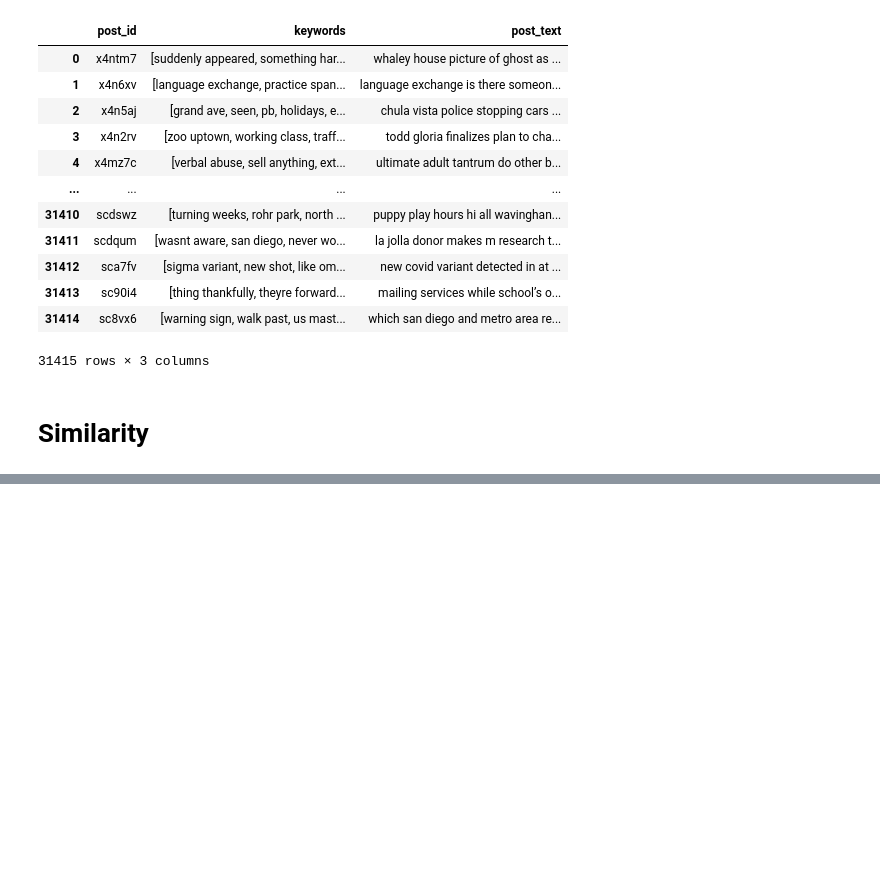
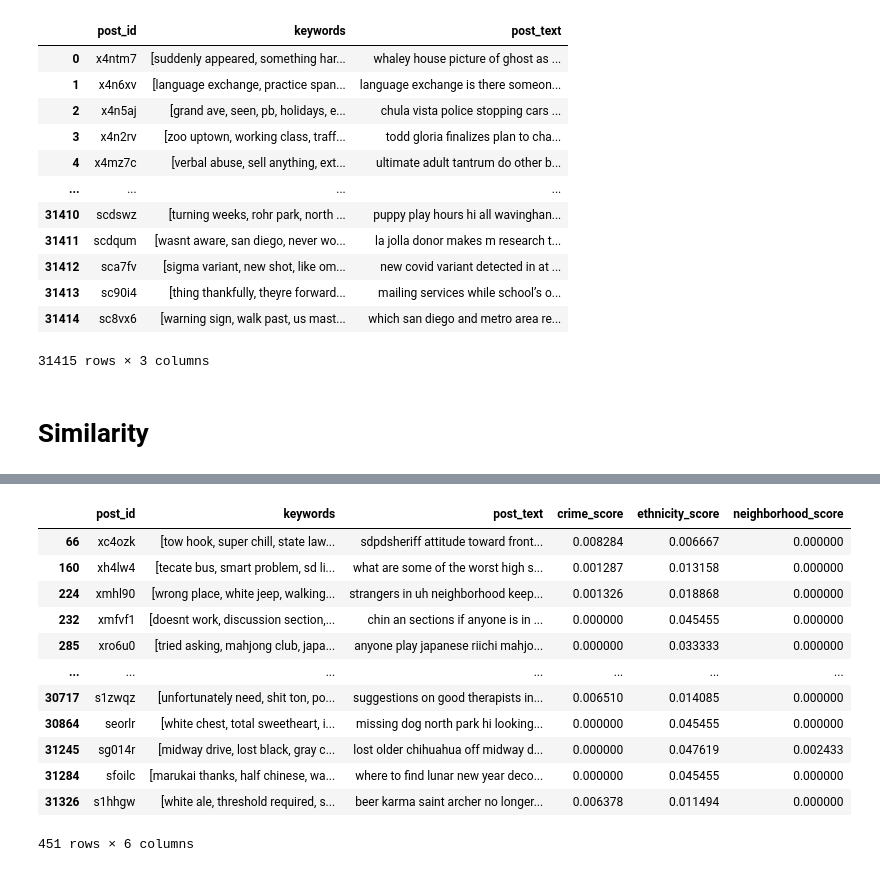
Before and after one commit to amoltkale/san_diego_crime_knowledge_graph, a Jupyter notebook: keyword_extraction.ipynb, the cells around one changed output, grey strips where cells are left out. Saved outputs shown, nothing was run; the diff lists cells and outputs as text; code cells hidden in the pictures; blank space fills up the shorter version.

```diff
--- a/keyword_extraction.ipynb
+++ b/keyword_extraction.ipynb
@@ -189,0 +193,16 @@ keyword_df.loc[keyword_df["crime_score"] > 0]
+# %%
+keyword_df.loc[keyword_df["ethnicity_score"] > 0]
+# %% [output]
+|  | post_id | keywords | post_text | crime_score | ethnicity_score | neighborhood_score |
+| 66 | xc4ozk | [tow hook, super chill, state law... | sdpdsheriff attitude toward front... | 0.008284 | 0.006667 | 0.000000 |
+| 160 | xh4lw4 | [tecate bus, smart problem, sd li... | what are some of the worst high s... | 0.001287 | 0.013158 | 0.000000 |
+| 224 | xmhl90 | [wrong place, white jeep, walking... | strangers in uh neighborhood keep... | 0.001326 | 0.018868 | 0.000000 |
+| 232 | xmfvf1 | [doesnt work, discussion section,... | chin an sections if anyone is in ... | 0.000000 | 0.045455 | 0.000000 |
+| 285 | xro6u0 | [tried asking, mahjong club, japa... | anyone play japanese riichi mahjo... | 0.000000 | 0.033333 | 0.000000 |
+| ... | ... | ... | ... | ... | ... | ... |
+| 30717 | s1zwqz | [unfortunately need, shit ton, po... | suggestions on good therapists in... | 0.006510 | 0.014085 | 0.000000 |
+| 30864 | seorlr | [white chest, total sweetheart, i... | missing dog north park hi looking... | 0.000000 | 0.045455 | 0.000000 |
+| 31245 | sg014r | [midway drive, lost black, gray c... | lost older chihuahua off midway d... | 0.000000 | 0.047619 | 0.002433 |
+| 31284 | sfoilc | [marukai thanks, half chinese, wa... | where to find lunar new year deco... | 0.000000 | 0.045455 | 0.000000 |
+| 31326 | s1hhgw | [white ale, threshold required, s... | beer karma saint archer no longer... | 0.006378 | 0.011494 | 0.000000 |
+451 rows × 6 columns
```
Also changed, not shown: parts of 6 cells of this notebook, 1 other file.
